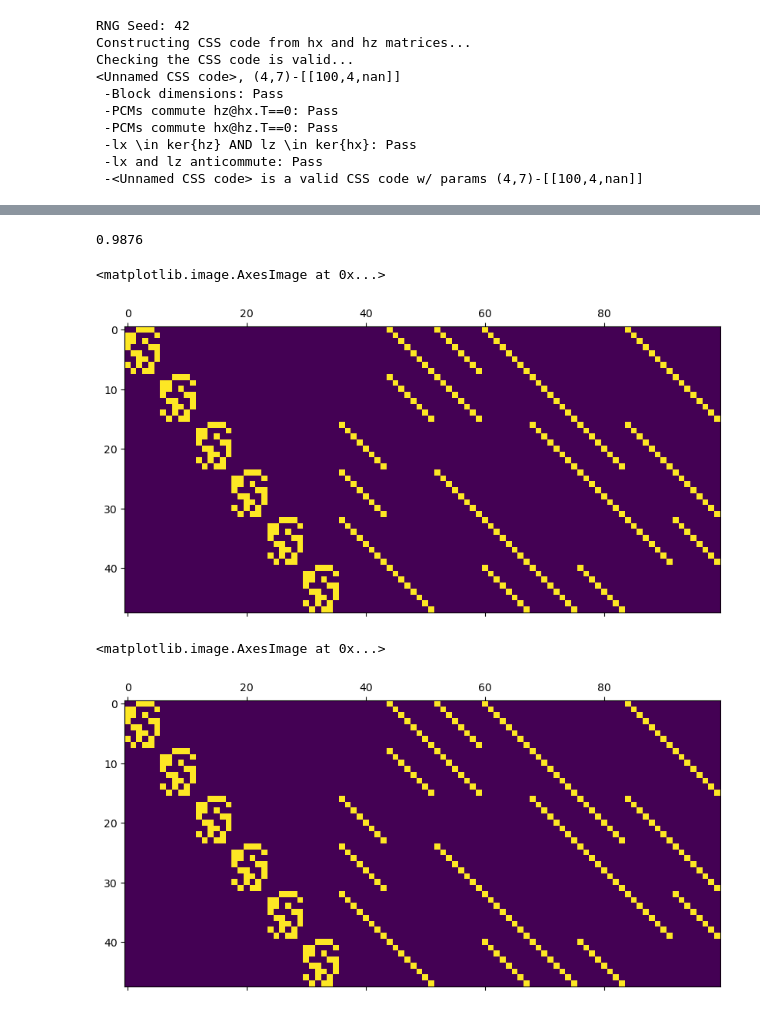
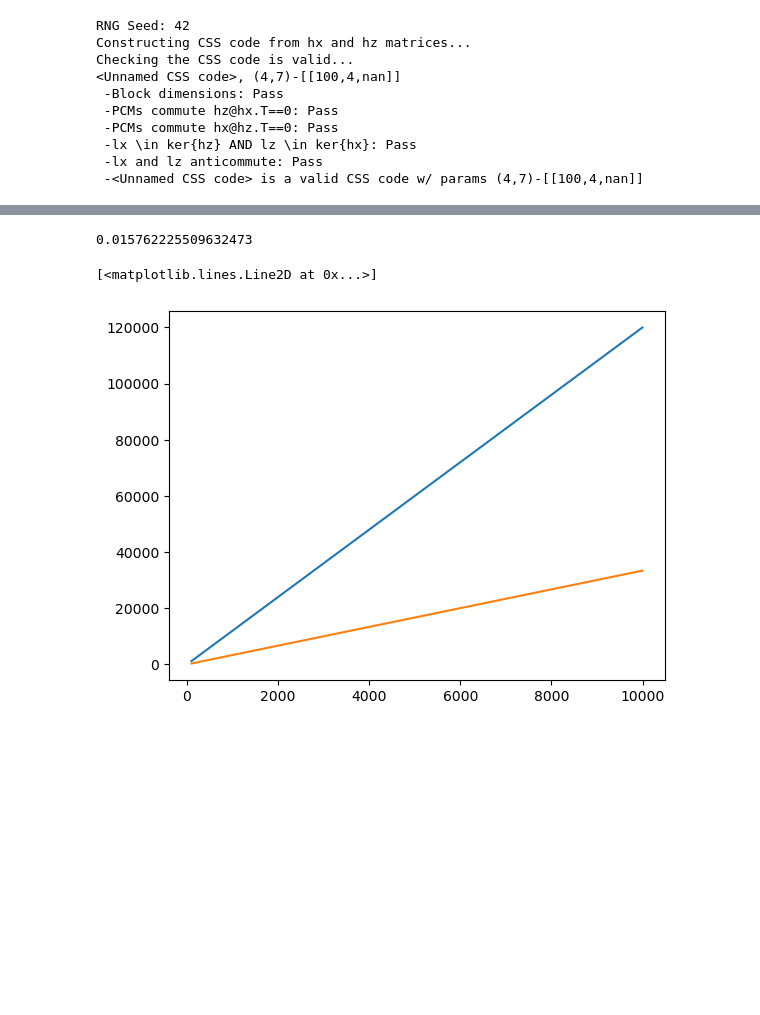
Before and after one commit to noahberthusen/adaptive_qec, a Jupyter notebook: notebooks/test.ipynb, the cells around one changed output, grey strips where cells are left out. Cells and saved outputs as stored; diff of their text form; code cells hidden in the pictures; blank space fills up the shorter version.

```diff
--- a/notebooks/test.ipynb
+++ b/notebooks/test.ipynb
@@ -215,43 +195,37 @@ print(successes/num_iters)
-# %%
-successes = 0
-
-for ii in range(num_iters):
-    curr_qubit_error = np.zeros(Hx.shape[1], dtype=int)
-
-    # new_qubit_error = np.random.choice([0, 1], size=Hx.shape[1], p=[1-qubit_error_rate, qubit_error_rate])
-    xerr, new_qubit_error = lk._generate_error()
-
-    curr_qubit_error ^= new_qubit_error
-    curr_synd = ((Hx @ curr_qubit_error) % 2) #^ new_synd_error
-
-
-    # guessed_error = bposd_qec_dec.decode(curr_synd[qcode.qedxm:])
-    lk.bpd_z.decode(curr_synd[qcode_hgp.qedxm:])
-    residual_z = zerr ^ lk.bpd_z.osd0_decoding
-
-    # curr_synd = ((Hx @ curr_qubit_error) % 2)
-    # guessed_error = bposd_qec_dec.decode(curr_synd[qcode.qedxm:])
-    # residual_error = curr_qubit_error ^ guessed_error
-
-    # obs = np.array([np.count_nonzero(curr_qubit_error[l]) % 2 for l in qcode_hgp.Lx])
-    # obs = (lk.lx @ residual_z) % 2
-    obs = (Lx @ residual_z) % 2
-
-    if obs.any():
-        pass
-    else:
-        successes += 1
-
-print(successes/num_iters)
-# %% [output]
-0.9876
-# %%
-plt.matshow(Hx)
-# %% [output]
-<matplotlib.image.AxesImage at 0x...>
-[figure, removed]
-# %%
-plt.matshow(lk.hx)
-# %% [output]
-<matplotlib.image.AxesImage at 0x...>
-[figure, removed]
+# %%
+from math import comb
+
+def prob(n, p):
+    p_sum = 0
+    for k in range(n//2):
+        p_sum += comb(n, 2*k+1) * p**(2*k+1) * (1-p)**(n-(2*k+1))
+    return p_sum
+
+prob(16, 1e-3)
+# %% [output]
+0.015762225509632473
+# %%
+deltaV = 12
+deltaC = 14
+
+n = 4
+p = 0.001
+
+num_non_adaptive_CNOTs = []
+num_adaptive_CNOTs = []
+iss = []
+
+for i in range(100, 10000):
+    if (i % (n-2) == 0):
+        iss.append(i)
+        num_non_adaptive_CNOTs.append(i * deltaV)
+
+        expected_CNOTs = (i // (n-2)) * prob(n, p) * (n * deltaV) * deltaC
+        expected_CNOTs += (i // (n-2)) * n
+        num_adaptive_CNOTs.append(expected_CNOTs)
+# %%
+plt.plot(iss, num_non_adaptive_CNOTs)
+plt.plot(iss, num_adaptive_CNOTs)
+# %% [output]
+[<matplotlib.lines.Line2D at 0x...>]
+[figure, added]
```
Also changed, not shown: parts of 1 cell of this notebook.
